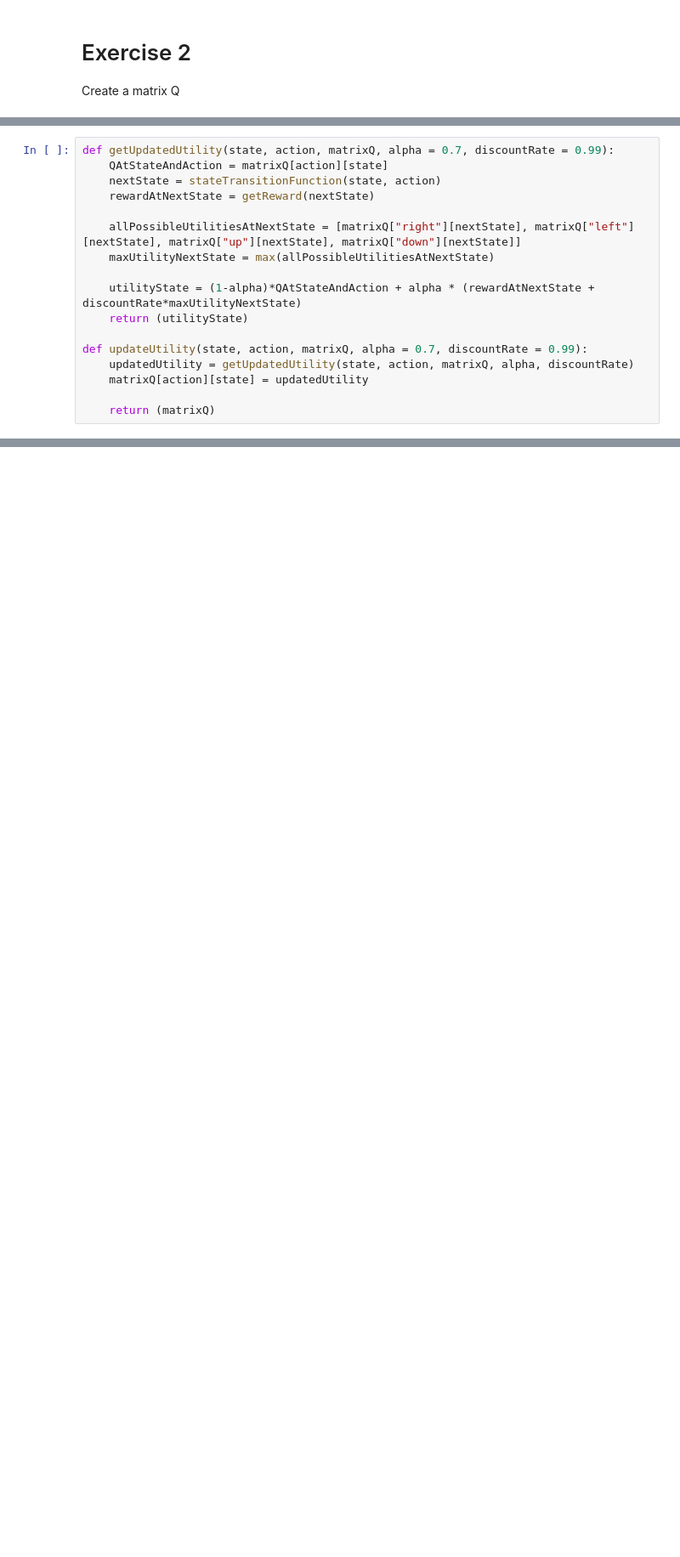
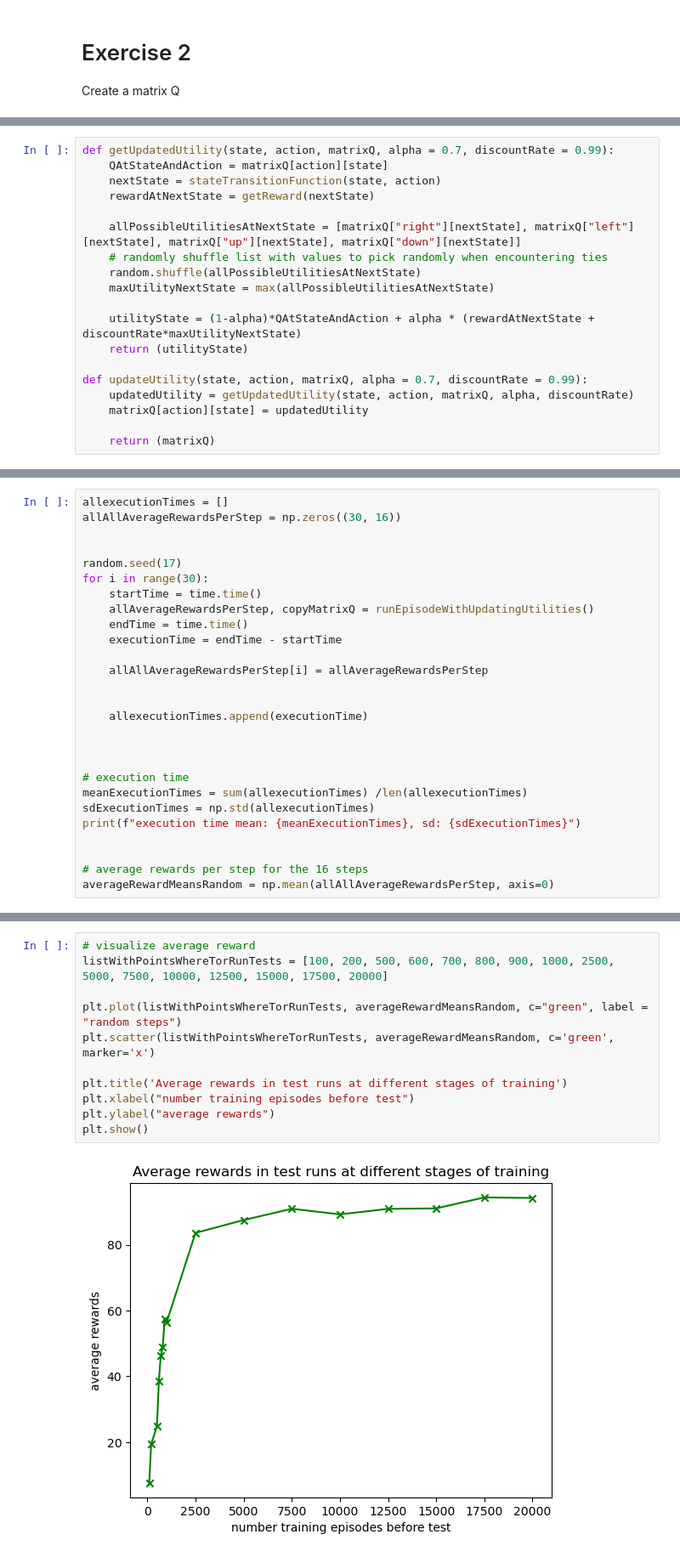
Before and after one commit to jelenameyer/IntroToMachineLearning, a Jupyter notebook: assignments/assignment3/assignment3.ipynb, the cells around one changed output, grey strips where cells are left out. Shown: that part at 85% size. Saved outputs shown, nothing was run; the diff lists cells and outputs as text; blank space fills up the shorter version.

```diff
--- a/assignments/assignment3/assignment3.ipynb
+++ b/assignments/assignment3/assignment3.ipynb
@@ -192,6 +182,8 @@ def getUpdatedUtility(state, action, matrixQ, alpha = 0.7, discountRate = 0.99):
     rewardAtNextState = getReward(nextState)
 
     allPossibleUtilitiesAtNextState = [matrixQ["right"][nextState], matrixQ["left"][nextState], matrixQ["up"][nextState], matrixQ["down"][nextState]]
+    # randomly shuffle list with values to pick randomly when encountering ties
+    random.shuffle(allPossibleUtilitiesAtNextState)
     maxUtilityNextState = max(allPossibleUtilitiesAtNextState)
 
     utilityState = (1-alpha)*QAtStateAndAction + alpha * (rewardAtNextState + discountRate*maxUtilityNextState)
@@ -259,0 +276,27 @@ print(runEpisodeWithUpdatingUtilities())
+# %%
+allexecutionTimes = []
+allAllAverageRewardsPerStep = np.zeros((30, 16))
+
+
+random.seed(17)
+for i in range(30):
+    startTime = time.time()
+    allAverageRewardsPerStep, copyMatrixQ = runEpisodeWithUpdatingUtilities()
+    endTime = time.time()
+    executionTime = endTime - startTime
+
+    allAllAverageRewardsPerStep[i] = allAverageRewardsPerStep
+
+
+    allexecutionTimes.append(executionTime)
+
+
+
+# execution time
+meanExecutionTimes = sum(allexecutionTimes) /len(allexecutionTimes)
+sdExecutionTimes = np.std(allexecutionTimes)
+print(f"execution time mean: {meanExecutionTimes}, sd: {sdExecutionTimes}")
+
+
+# average rewards per step for the 16 steps
+averageRewardMeansRandom = np.mean(allAllAverageRewardsPerStep, axis=0)
@@ -259,0 +305,13 @@ print(runEpisodeWithUpdatingUtilities())
+# %%
+# visualize average reward
+listWithPointsWhereTorRunTests = [100, 200, 500, 600, 700, 800, 900, 1000, 2500, 5000, 7500, 10000, 12500, 15000, 17500, 20000]
+
+plt.plot(listWithPointsWhereTorRunTests, averageRewardMeansRandom, c="green", label = "random steps")
+plt.scatter(listWithPointsWhereTorRunTests, averageRewardMeansRandom, c='green', marker='x')
+
+plt.title('Average rewards in test runs at different stages of training')
+plt.xlabel("number training episodes before test")
+plt.ylabel("average rewards")
+plt.show()
+# %% [output]
+[figure, added]
```
Also changed, not shown: parts of 20 cells of this notebook.
